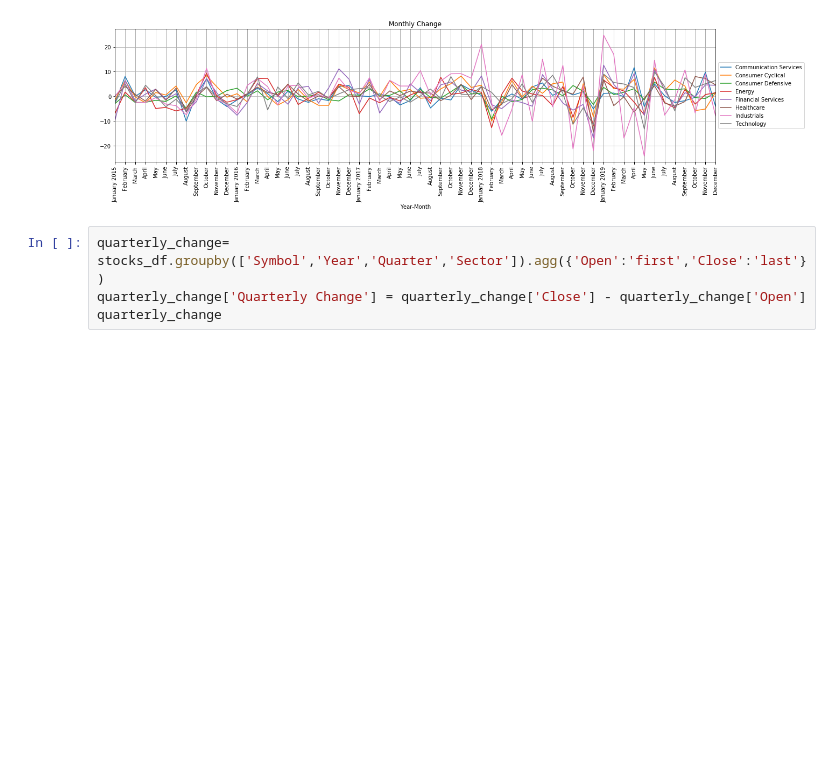
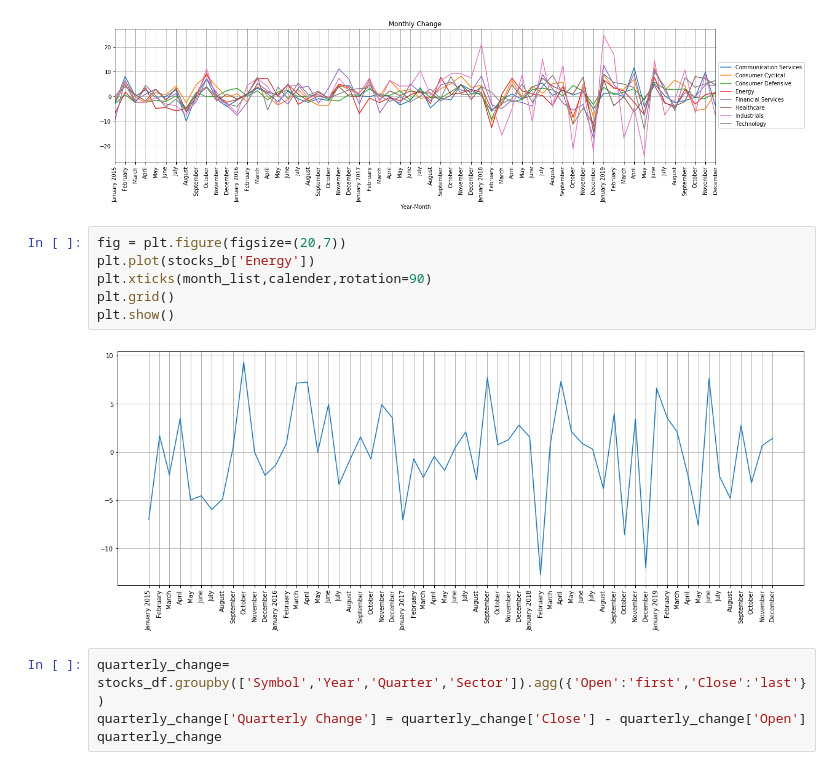
Before and after one commit to Jdshah06/S-P-500-Stock-Analysis, a Jupyter notebook: Project Dow Test.ipynb, the cells around one changed output. Drawn from its saved outputs; the diff is of its cells as text; blank space fills up the shorter version.

```diff
--- a/Project Dow Test.ipynb
+++ b/Project Dow Test.ipynb
@@ -330,6 +330,14 @@ ax1.grid()
 #plt.tight_layout()
 # %% [output]
 [figure]
+# %%
+fig = plt.figure(figsize=(20,7))
+plt.plot(stocks_b['Energy'])
+plt.xticks(month_list,calender,rotation=90)
+plt.grid()
+plt.show()
+# %% [output]
+[figure, added]
 # %%
 quarterly_change= stocks_df.groupby(['Symbol','Year','Quarter','Sector']).agg({'Open':'first','Close':'last'})
 quarterly_change['Quarterly Change'] = quarterly_change['Close'] - quarterly_change['Open']
```
Also changed, not shown: parts of 6 cells of this notebook.
